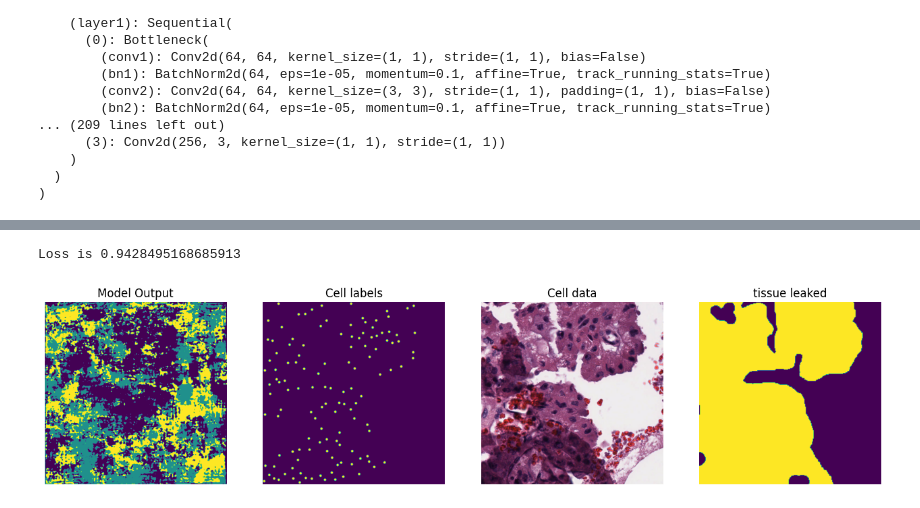
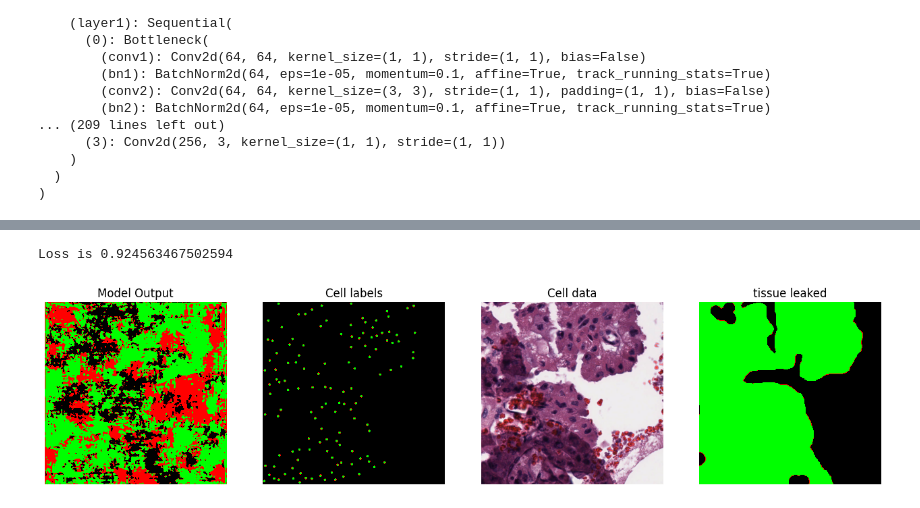
Before and after one commit to bendikgh/histopathology_segmentation, a Jupyter notebook: tissue_leaking.ipynb, the cells around one changed output, grey strips where cells are left out. Drawn from its saved outputs; the diff is of its cells as text; code cells hidden in the pictures.

```diff
--- a/tissue_leaking.ipynb
+++ b/tissue_leaking.ipynb
@@ -77,22 +80,23 @@ cell_annotations_tensor = torch.stack(cell_annotations)
 # %%
-cell_channels_with_tissue_annotations = []
-image_size = 1024
+def get_tissue_crops_scaled_tensor(data, image_size: int = 1024):
+    cell_channels_with_tissue_annotations = []
+    image_size = 1024
 
-for data_id in sorted(list(data.keys())):
-    data_object = data[data_id]
-    offset_tensor = torch.tensor([data_object["x_offset"], data_object["y_offset"]]) * image_size
-    scaling_value = data_object["cell_mpp"] / data_object["tissue_mpp"]
-    tissue_tensor = data_object["tissue_annotated"]
-    cell_tensor = data_object["cell_image"]
+    for data_id in sorted(list(data.keys())):
+        data_object = data[data_id]
+        offset_tensor = torch.tensor([data_object["x_offset"], data_object["y_offset"]]) * image_size
+        scaling_value = data_object["cell_mpp"] / data_object["tissue_mpp"]
+        tissue_tensor = data_object["tissue_annotated"]
+        cell_tensor = data_object["cell_image"]
 
-    cropped_scaled = crop_and_upscale_tissue(tissue_tensor, offset_tensor, scaling_value)
-    cell_tensor_tissue_annotation = torch.cat([cell_tensor, cropped_scaled], 0)
+        cropped_scaled = crop_and_upscale_tissue(tissue_tensor, offset_tensor, scaling_value)
+        cell_tensor_tissue_annotation = torch.cat([cell_tensor, cropped_scaled], 0)
 
-    cell_channels_with_tissue_annotations.append(cell_tensor_tissue_annotation)
+        cell_channels_with_tissue_annotations.append(cell_tensor_tissue_annotation)
+    return torch.stack(cell_channels_with_tissue_annotations)
 
 
-
-tissue_crops_scaled_tensor = torch.stack(cell_channels_with_tissue_annotations)
+tissue_crops_scaled_tensor = get_tissue_crops_scaled_tensor(data)
 # %%
 dataset = OcelotCellDataset(
     img=tissue_crops_scaled_tensor,
@@ -146,38 +150,43 @@ Epoch 1, Loss: 0.9314708319015619, epoch_time: 29.54 seconds
 # %%
 import matplotlib.pyplot as plt
+import matplotlib.colors as mcolors
+import numpy as np
+
+colors = [(0, 0, 0), (1, 0, 0), (0, 1, 0)]
+cmap = mcolors.ListedColormap(colors)
 
 inputs, labels = data_loader.__iter__()._next_data()
 outputs = model(inputs.to(device, dtype=torch.float32))
 
 decode_fn = data_loader.dataset.decode_target
 
 outputs1 = decode_fn(outputs)[0]
 plt.figure(figsize=(16, 8))  # Adjust the width and height as needed
 
 plt.subplot(1, 4, 1)
 plt.title("Model Output")
 plt.axis("off")
-plt.imshow(outputs1.cpu())
+plt.imshow(outputs1.cpu(), cmap=cmap)
 
 plt.subplot(1, 4, 4)
 plt.title("tissue leaked")
-plt.imshow(inputs[0, 3])
+plt.imshow(inputs[0, 3], cmap=cmap)
 plt.axis("off")
 
 plt.subplot(1, 4, 3)
 plt.title("Cell data")
 plt.axis("off")
 plt.imshow(inputs[0, :3].permute((1, 2, 0)))
 
 plt.subplot(1, 4, 2)
 plt.title("Cell labels")
-plt.imshow(labels[0].squeeze())
+plt.imshow(labels[0].squeeze(), cmap=cmap)
 plt.axis("off")
 
 loss = loss_function(outputs1.cpu(), labels[0].squeeze())
 print(f"Loss is {loss.item()}")
 
 plt.show()
 # %% [output]
-Loss is 0.9428495168685913
+Loss is 0.924563467502594
-[figure, old version]
+[figure, new version]
```
Also changed, not shown: parts of 5 cells of this notebook, 2 other files.
